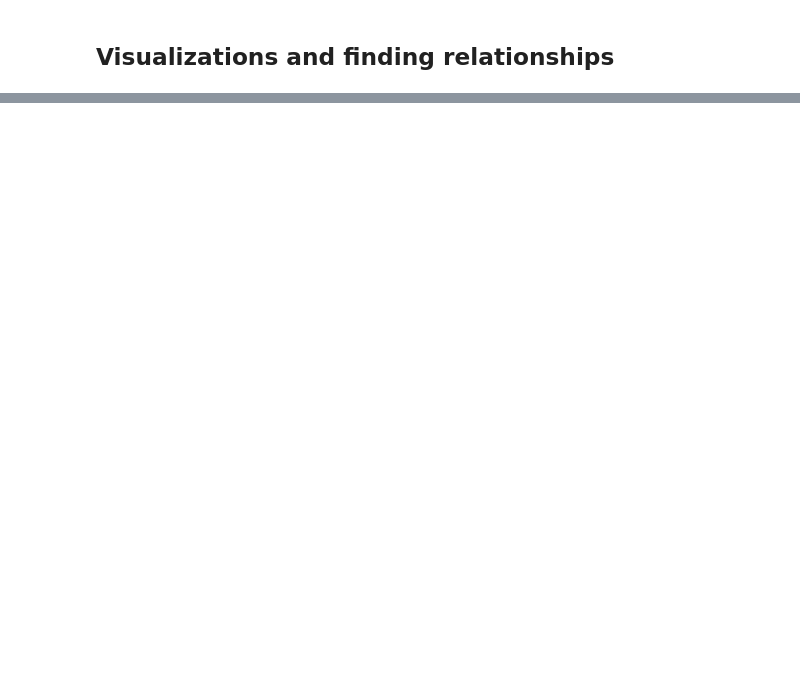
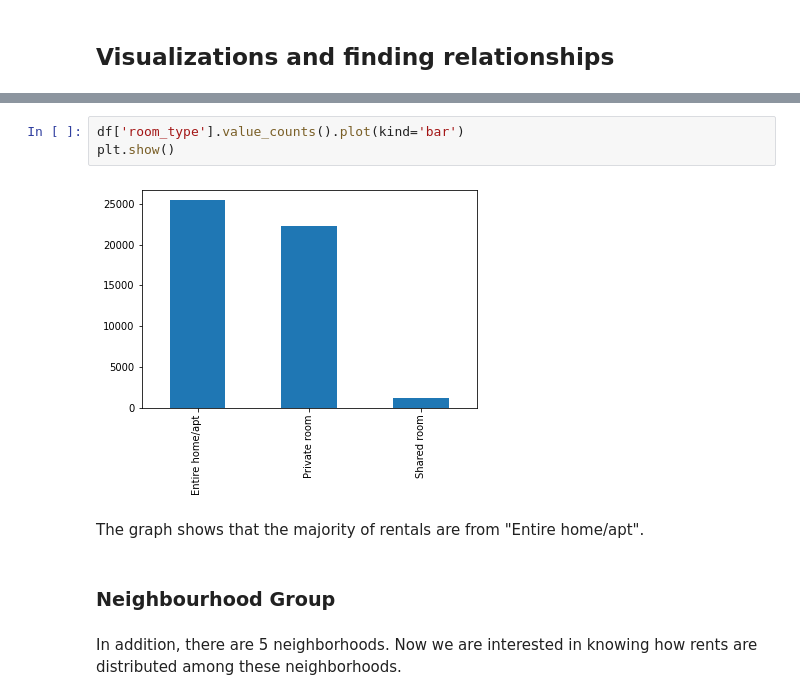
Before and after one commit to martina-nu/EDA-NewYorkAirbnb, a Jupyter notebook: src/explore.ipynb, the cells around one changed output, grey strips where cells are left out. Drawn from its saved outputs; the diff is of its cells as text; blank space fills up the shorter version.

```diff
--- a/src/explore.ipynb
+++ b/src/explore.ipynb
@@ -176,0 +185,11 @@ df.describe(include = 'object')
+# %%
+df['room_type'].value_counts().plot(kind='bar')
+plt.show()
+# %% [output]
+[figure, added]
+# %% [markdown]
+The graph shows that the majority of rentals are from "Entire home/apt".
+# %% [markdown]
+### Neighbourhood Group
+# %% [markdown]
+In addition, there are 5 neighborhoods. Now we are interested in knowing how rents are distributed among these neighborhoods.
```
Also changed, not shown: parts of 31 cells of this notebook.
